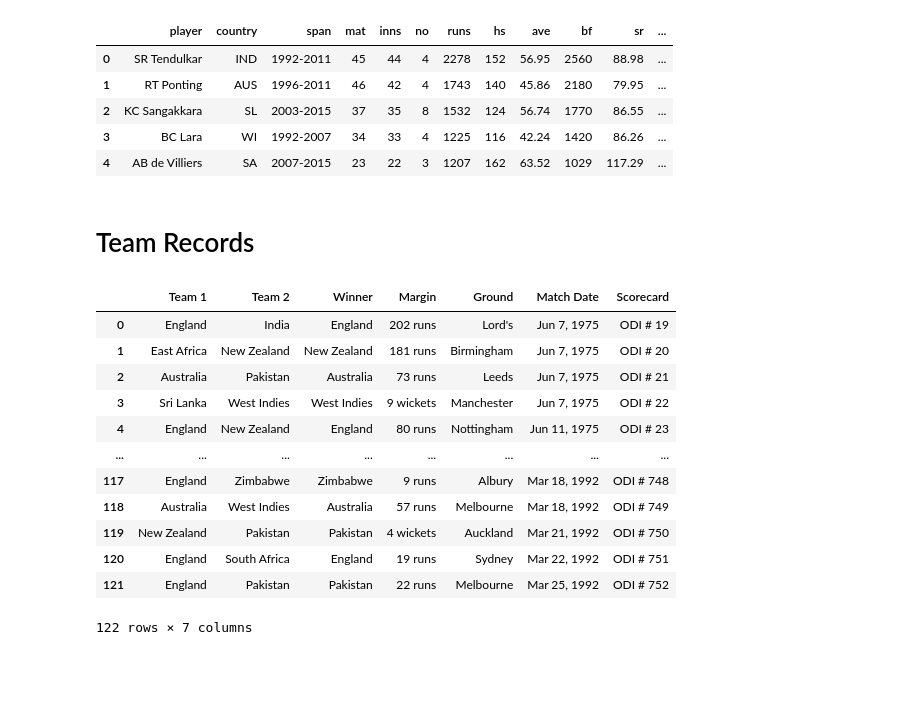
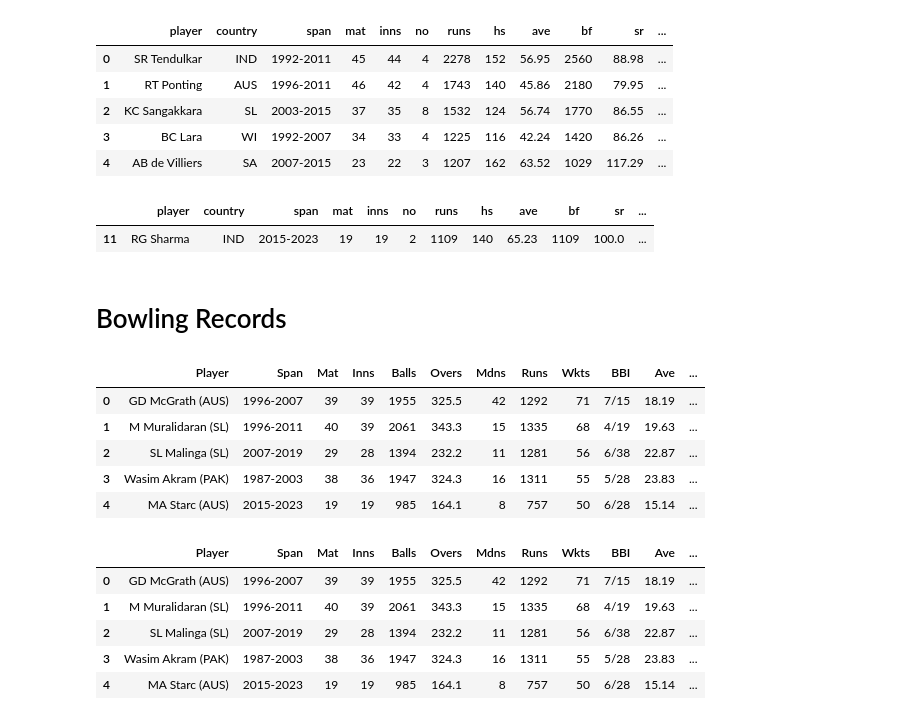
Before and after one commit to jeniljani-4444/End-To-End-World-Cup-Analysis-Web-App, a Jupyter notebook: World Cup Data.ipynb, the cells around one changed output. Saved outputs shown, nothing was run; the diff lists cells and outputs as text; code cells hidden in the pictures; blank space fills up the shorter version.

```diff
--- a/World Cup Data.ipynb
+++ b/World Cup Data.ipynb
@@ -164,2 +166,7 @@ df_runs.to_csv('batting_records.csv',index=False)
+# %%
+df_runs[df_runs['player'] == 'RG Sharma']
+# %% [output]
+|  | player | country | span | mat | inns | no | runs | hs | ave | bf | sr | ... |
+| 11 | RG Sharma | IND | 2015-2023 | 19 | 19 | 2 | 1109 | 140 | 65.23 | 1109 | 100.0 | ... |
 # %% [markdown]
-# Team Records
+# Bowling Records
@@ -172,16 +173,11 @@ teams_1992 = pd.read_html("https://www.espncricinfo.com/records/season/team-matc
-# %%
-pd.concat([teams_1975,teams_1979,teams_1983,teams_1987,teams_1992],axis=0,ignore_index=True)
-# %% [output]
-|  | Team 1 | Team 2 | Winner | Margin | Ground | Match Date | Scorecard |
-| 0 | England | India | England | 202 runs | Lord's | Jun 7, 1975 | ODI # 19 |
-| 1 | East Africa | New Zealand | New Zealand | 181 runs | Birmingham | Jun 7, 1975 | ODI # 20 |
-| 2 | Australia | Pakistan | Australia | 73 runs | Leeds | Jun 7, 1975 | ODI # 21 |
-| 3 | Sri Lanka | West Indies | West Indies | 9 wickets | Manchester | Jun 7, 1975 | ODI # 22 |
-| 4 | England | New Zealand | England | 80 runs | Nottingham | Jun 11, 1975 | ODI # 23 |
-| ... | ... | ... | ... | ... | ... | ... | ... |
-| 117 | England | Zimbabwe | Zimbabwe | 9 runs | Albury | Mar 18, 1992 | ODI # 748 |
-| 118 | Australia | West Indies | Australia | 57 runs | Melbourne | Mar 18, 1992 | ODI # 749 |
-| 119 | New Zealand | Pakistan | Pakistan | 4 wickets | Auckland | Mar 21, 1992 | ODI # 750 |
-| 120 | England | South Africa | England | 19 runs | Sydney | Mar 22, 1992 | ODI # 751 |
-| 121 | England | Pakistan | Pakistan | 22 runs | Melbourne | Mar 25, 1992 | ODI # 752 |
-122 rows × 7 columns
+# %%
+df_bowl = pd.read_html("https://www.espncricinfo.com/records/trophy/bowling-most-wickets-career/world-cup-12")[0]
+# %%
+df_bowl.head()
+# %% [output]
+|  | Player | Span | Mat | Inns | Balls | Overs | Mdns | Runs | Wkts | BBI | Ave | ... |
+| 0 | GD McGrath (AUS) | 1996-2007 | 39 | 39 | 1955 | 325.5 | 42 | 1292 | 71 | 7/15 | 18.19 | ... |
+| 1 | M Muralidaran (SL) | 1996-2011 | 40 | 39 | 2061 | 343.3 | 15 | 1335 | 68 | 4/19 | 19.63 | ... |
+| 2 | SL Malinga (SL) | 2007-2019 | 29 | 28 | 1394 | 232.2 | 11 | 1281 | 56 | 6/38 | 22.87 | ... |
+| 3 | Wasim Akram (PAK) | 1987-2003 | 38 | 36 | 1947 | 324.3 | 16 | 1311 | 55 | 5/28 | 23.83 | ... |
+| 4 | MA Starc (AUS) | 2015-2023 | 19 | 19 | 985 | 164.1 | 8 | 757 | 50 | 6/28 | 15.14 | ... |
@@ -187,0 +186,9 @@ pd.concat([teams_1975,teams_1979,teams_1983,teams_1987,teams_1992],axis=0,ignore
+# %%
+df_bowl.head()
+# %% [output]
+|  | Player | Span | Mat | Inns | Balls | Overs | Mdns | Runs | Wkts | BBI | Ave | ... |
+| 0 | GD McGrath (AUS) | 1996-2007 | 39 | 39 | 1955 | 325.5 | 42 | 1292 | 71 | 7/15 | 18.19 | ... |
+| 1 | M Muralidaran (SL) | 1996-2011 | 40 | 39 | 2061 | 343.3 | 15 | 1335 | 68 | 4/19 | 19.63 | ... |
+| 2 | SL Malinga (SL) | 2007-2019 | 29 | 28 | 1394 | 232.2 | 11 | 1281 | 56 | 6/38 | 22.87 | ... |
+| 3 | Wasim Akram (PAK) | 1987-2003 | 38 | 36 | 1947 | 324.3 | 16 | 1311 | 55 | 5/28 | 23.83 | ... |
+| 4 | MA Starc (AUS) | 2015-2023 | 19 | 19 | 985 | 164.1 | 8 | 757 | 50 | 6/28 | 15.14 | ... |
```
Also changed, not shown: parts of 7 cells of this notebook, 1 other file.
